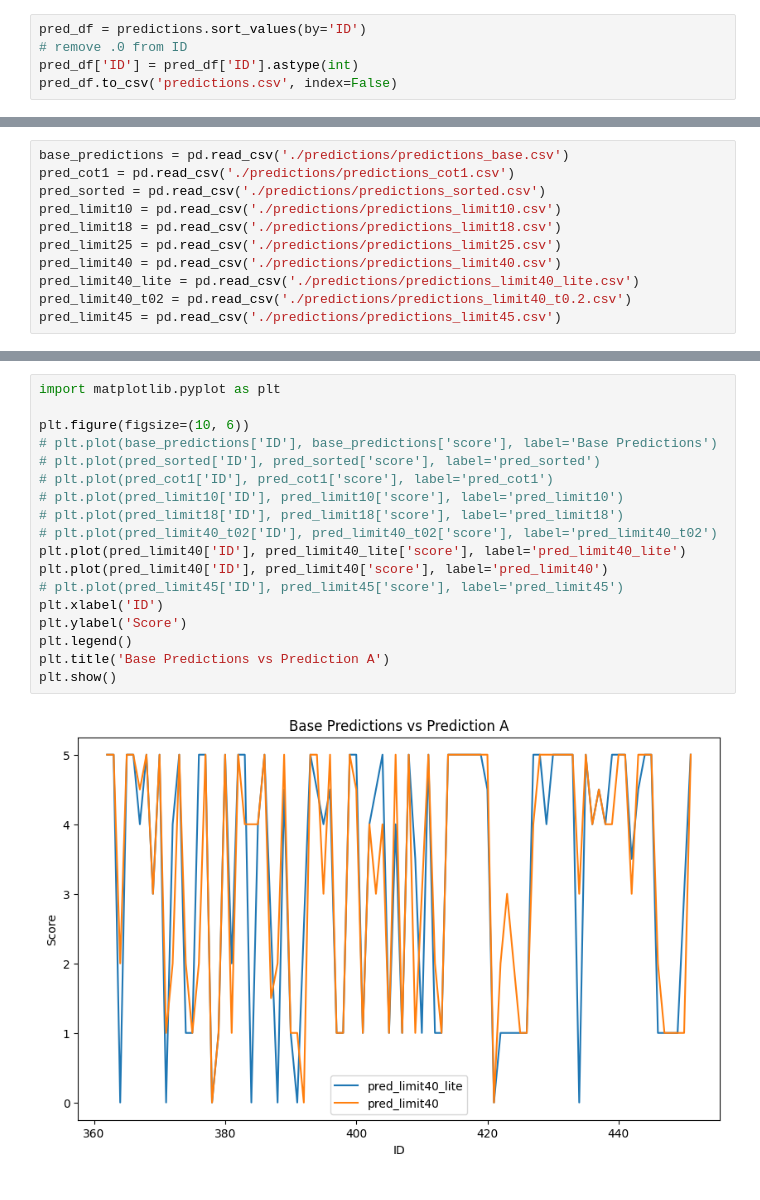
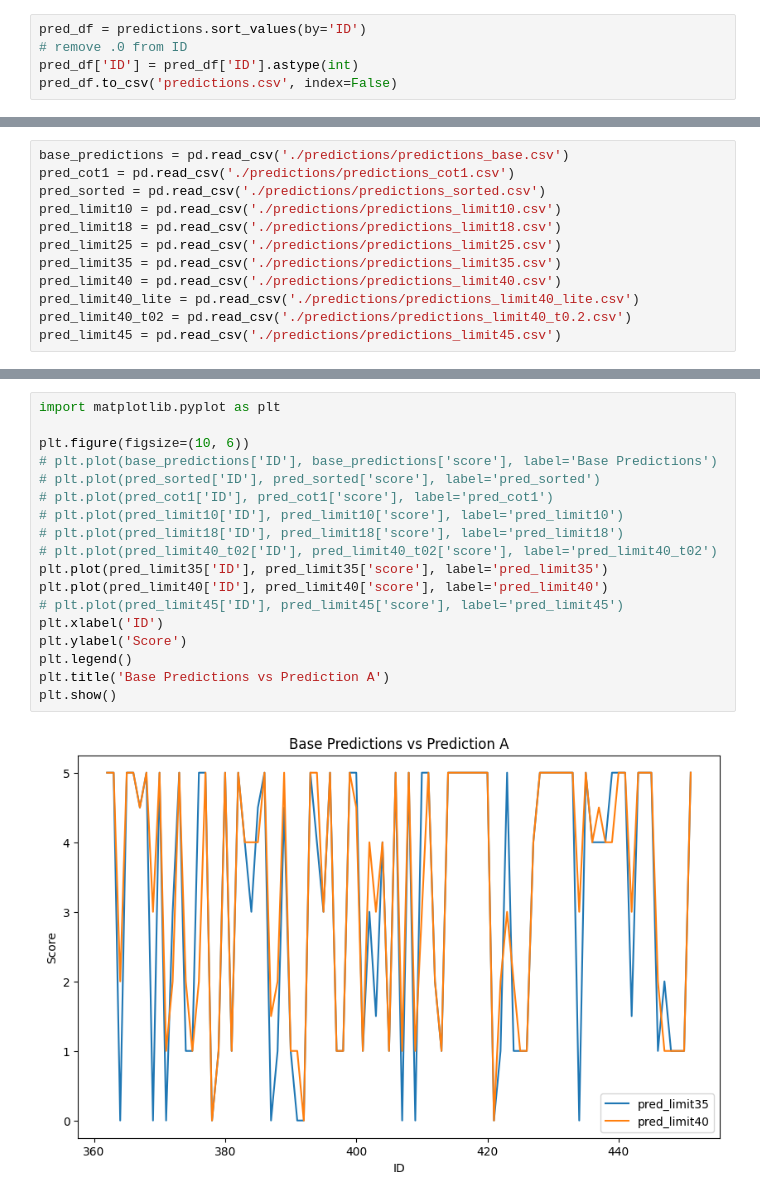
Before and after one commit to bookpanda/2110572-NLP-SYS, a Jupyter notebook: codes/midterm/midterm_prompt.ipynb, the cells around one changed output, grey strips where cells are left out. Saved outputs shown, nothing was run; the diff lists cells and outputs as text.

```diff
--- a/codes/midterm/midterm_prompt.ipynb
+++ b/codes/midterm/midterm_prompt.ipynb
@@ -378,6 +364,7 @@ pred_sorted = pd.read_csv('./predictions/predictions_sorted.csv')
 pred_limit10 = pd.read_csv('./predictions/predictions_limit10.csv')
 pred_limit18 = pd.read_csv('./predictions/predictions_limit18.csv')
 pred_limit25 = pd.read_csv('./predictions/predictions_limit25.csv')
+pred_limit35 = pd.read_csv('./predictions/predictions_limit35.csv')
 pred_limit40 = pd.read_csv('./predictions/predictions_limit40.csv')
 pred_limit40_lite = pd.read_csv('./predictions/predictions_limit40_lite.csv')
 pred_limit40_t02 = pd.read_csv('./predictions/predictions_limit40_t0.2.csv')
@@ -405,20 +392,20 @@ Average difference between limit40_lite and limit40_lite predictions: 0.53888888
 # %%
 import matplotlib.pyplot as plt
 
 plt.figure(figsize=(10, 6))
 # plt.plot(base_predictions['ID'], base_predictions['score'], label='Base Predictions')
 # plt.plot(pred_sorted['ID'], pred_sorted['score'], label='pred_sorted')
 # plt.plot(pred_cot1['ID'], pred_cot1['score'], label='pred_cot1')
 # plt.plot(pred_limit10['ID'], pred_limit10['score'], label='pred_limit10')
 # plt.plot(pred_limit18['ID'], pred_limit18['score'], label='pred_limit18')
 # plt.plot(pred_limit40_t02['ID'], pred_limit40_t02['score'], label='pred_limit40_t02')
-plt.plot(pred_limit40['ID'], pred_limit40_lite['score'], label='pred_limit40_lite')
+plt.plot(pred_limit35['ID'], pred_limit35['score'], label='pred_limit35')
 plt.plot(pred_limit40['ID'], pred_limit40['score'], label='pred_limit40')
 # plt.plot(pred_limit45['ID'], pred_limit45['score'], label='pred_limit45')
 plt.xlabel('ID')
 plt.ylabel('Score')
 plt.legend()
 plt.title('Base Predictions vs Prediction A')
 plt.show()
 # %% [output]
-[figure, old version]
+[figure, new version]
```
Also changed, not shown: parts of 9 cells of this notebook, 1 other file.
